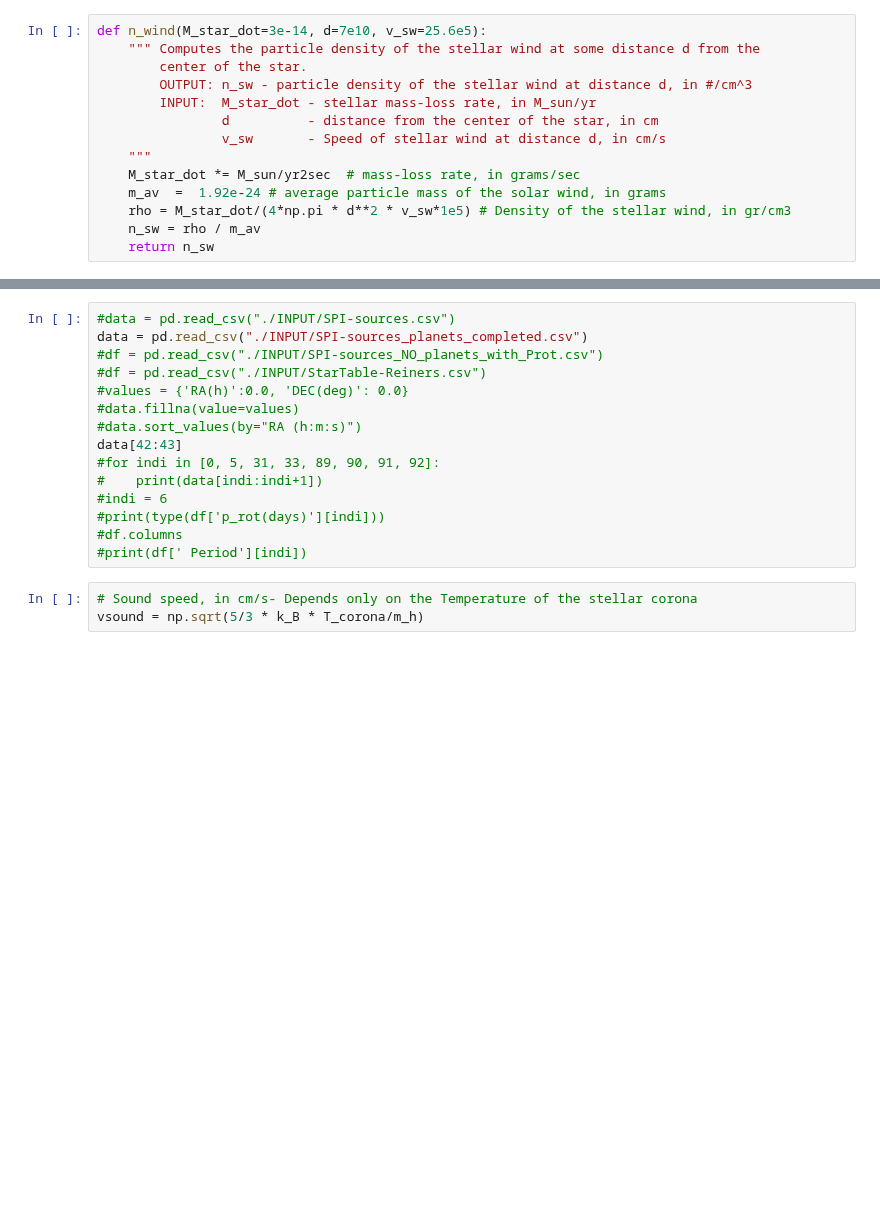
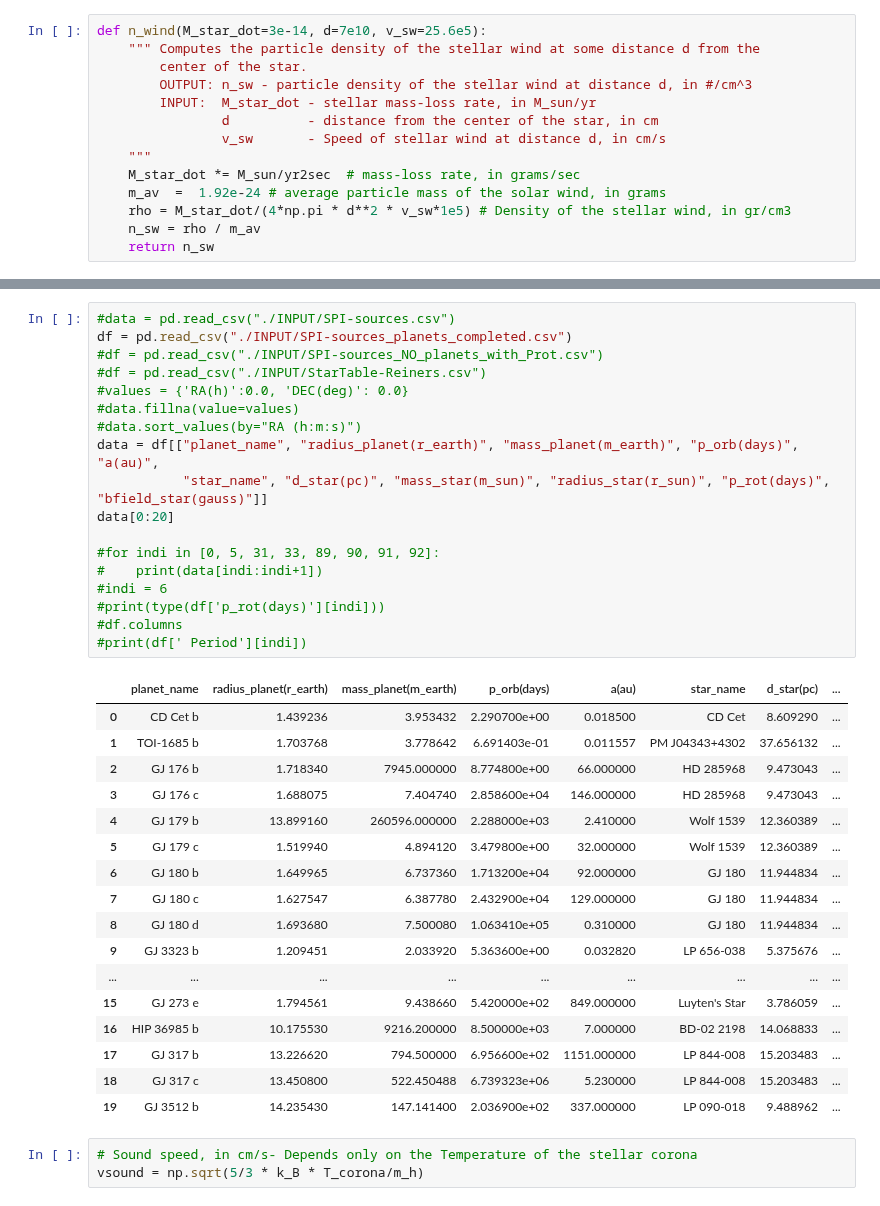
Before and after one commit to mapereztorres/spirou, a Jupyter notebook: SPI.ipynb, the cells around one changed output, grey strips where cells are left out. Cells and saved outputs as stored; diff of their text form; blank space fills up the shorter version.

```diff
--- a/SPI.ipynb
+++ b/SPI.ipynb
@@ -74,18 +76,39 @@ print("Particle density is n_sw = {0:.2e} #/cm^3".format(n_w))
 # %%
 #data = pd.read_csv("./INPUT/SPI-sources.csv")
-data = pd.read_csv("./INPUT/SPI-sources_planets_completed.csv")
+df = pd.read_csv("./INPUT/SPI-sources_planets_completed.csv")
 #df = pd.read_csv("./INPUT/SPI-sources_NO_planets_with_Prot.csv")
 #df = pd.read_csv("./INPUT/StarTable-Reiners.csv")
 #values = {'RA(h)':0.0, 'DEC(deg)': 0.0}
 #data.fillna(value=values)
 #data.sort_values(by="RA (h:m:s)")
-data[42:43]
+data = df[["planet_name", "radius_planet(r_earth)", "mass_planet(m_earth)", "p_orb(days)", "a(au)",
+           "star_name", "d_star(pc)", "mass_star(m_sun)", "radius_star(r_sun)", "p_rot(days)", "bfield_star(gauss)"]]
+data[0:20]
+
 #for indi in [0, 5, 31, 33, 89, 90, 91, 92]:
 #    print(data[indi:indi+1])
 #indi = 6
 #print(type(df['p_rot(days)'][indi]))
 #df.columns
 #print(df[' Period'][indi])
+# %% [output]
+|  | planet_name | radius_planet(r_earth) | mass_planet(m_earth) | p_orb(days) | a(au) | star_name | d_star(pc) | ... |
+| 0 | CD Cet b | 1.439236 | 3.953432 | 2.290700e+00 | 0.018500 | CD Cet | 8.609290 | ... |
+| 1 | TOI-1685 b | 1.703768 | 3.778642 | 6.691403e-01 | 0.011557 | PM J04343+4302 | 37.656132 | ... |
+| 2 | GJ 176 b | 1.718340 | 7945.000000 | 8.774800e+00 | 66.000000 | HD 285968 | 9.473043 | ... |
+| 3 | GJ 176 c | 1.688075 | 7.404740 | 2.858600e+04 | 146.000000 | HD 285968 | 9.473043 | ... |
+| 4 | GJ 179 b | 13.899160 | 260596.000000 | 2.288000e+03 | 2.410000 | Wolf 1539 | 12.360389 | ... |
+| 5 | GJ 179 c | 1.519940 | 4.894120 | 3.479800e+00 | 32.000000 | Wolf 1539 | 12.360389 | ... |
+| 6 | GJ 180 b | 1.649965 | 6.737360 | 1.713200e+04 | 92.000000 | GJ 180 | 11.944834 | ... |
+| 7 | GJ 180 c | 1.627547 | 6.387780 | 2.432900e+04 | 129.000000 | GJ 180 | 11.944834 | ... |
+| 8 | GJ 180 d | 1.693680 | 7.500080 | 1.063410e+05 | 0.310000 | GJ 180 | 11.944834 | ... |
+| 9 | GJ 3323 b | 1.209451 | 2.033920 | 5.363600e+00 | 0.032820 | LP 656-038 | 5.375676 | ... |
+| ... | ... | ... | ... | ... | ... | ... | ... | ... |
+| 15 | GJ 273 e | 1.794561 | 9.438660 | 5.420000e+02 | 849.000000 | Luyten's Star | 3.786059 | ... |
+| 16 | HIP 36985 b | 10.175530 | 9216.200000 | 8.500000e+03 | 7.000000 | BD-02 2198 | 14.068833 | ... |
+| 17 | GJ 317 b | 13.226620 | 794.500000 | 6.956600e+02 | 1151.000000 | LP 844-008 | 15.203483 | ... |
+| 18 | GJ 317 c | 13.450800 | 522.450488 | 6.739323e+06 | 5.230000 | LP 844-008 | 15.203483 | ... |
+| 19 | GJ 3512 b | 14.235430 | 147.141400 | 2.036900e+02 | 337.000000 | LP 090-018 | 9.488962 | ... |
 # %%
 # Sound speed, in cm/s- Depends only on the Temperature of the stellar corona
 vsound = np.sqrt(5/3 * k_B * T_corona/m_h)
```
Also changed, not shown: parts of 1 cell of this notebook.
